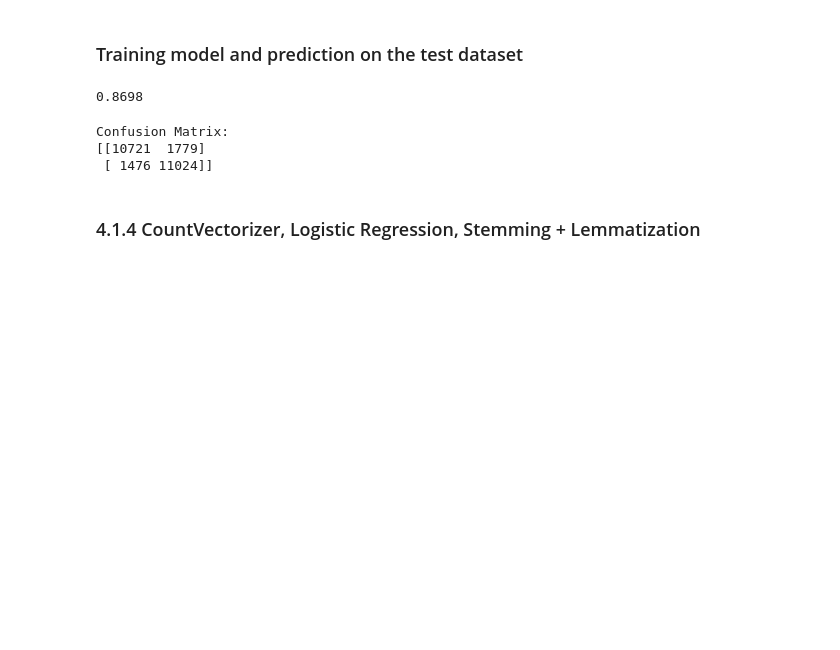
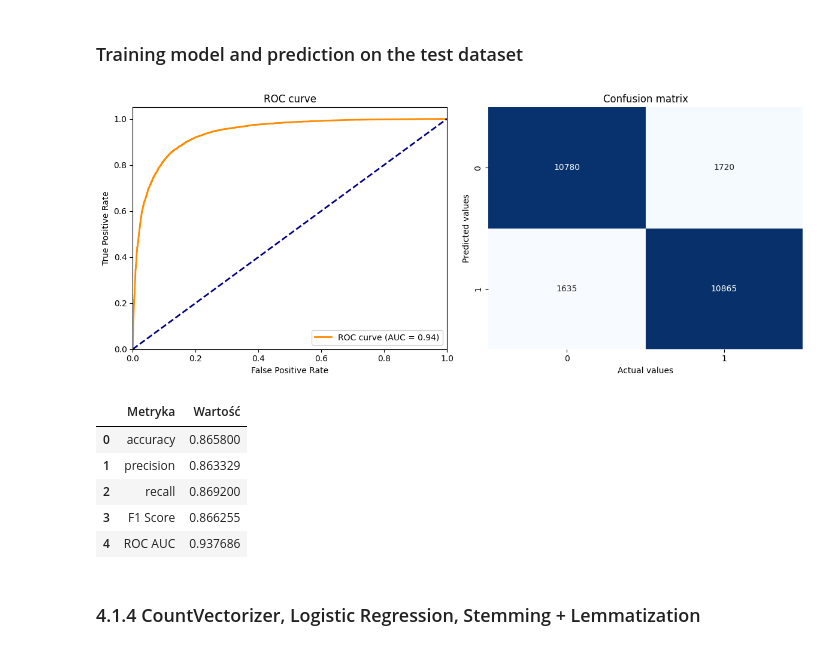
Before and after one commit to KonradKaczmarek79/sentiment_analysis_on_movie_reviews, a Jupyter notebook: Sentiment_analysis_on_movie_reviews_main.ipynb, the cells around one changed output. Cells and saved outputs as stored; diff of their text form; code cells hidden in the pictures; blank space fills up the shorter version.

```diff
--- a/Sentiment_analysis_on_movie_reviews_main.ipynb
+++ b/Sentiment_analysis_on_movie_reviews_main.ipynb
@@ -918,22 +944,19 @@ best score: 0.8659251178574972
 # %%
 pipeline.fit(reviews_train_stemming_step_4, y_train_binary)
 
 # test data prediction
 y_pred = pipeline.predict(reviews_test_stemming)
 
 
-accuracy_score(y_test, y_pred)
+smp.evaluate_model(pipeline, reviews_test_stemming, y_test)
 # %% [output]
-0.8698
+[figure, added]
+|  | Metryka | Wartość |
+| 0 | accuracy | 0.865800 |
+| 1 | precision | 0.863329 |
+| 2 | recall | 0.869200 |
+| 3 | F1 Score | 0.866255 |
+| 4 | ROC AUC | 0.937686 |
-# %%
-conf_matrix = confusion_matrix(y_test, y_pred)
-
-print("Confusion Matrix:")
-print(conf_matrix)
-# %% [output]
-Confusion Matrix:
-[[10721  1779]
- [ 1476 11024]]
 # %% [markdown]
 ### 4.1.4 CountVectorizer, Logistic Regression, Stemming + Lemmatization
 # %%
```
Also changed, not shown: parts of 38 cells of this notebook, 13 other files.
